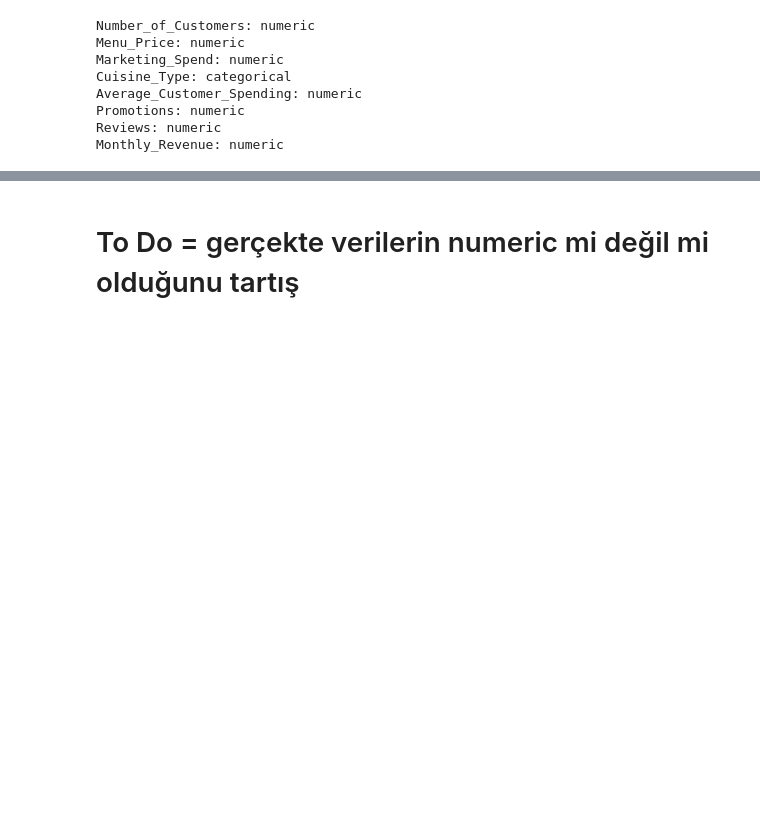
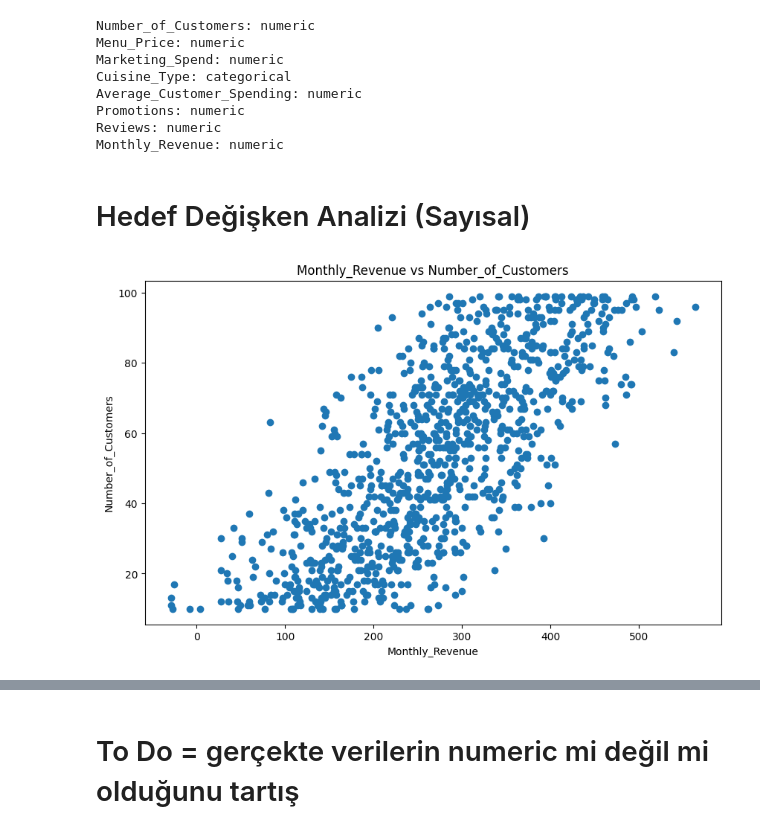
Before and after one commit to ecetkr/patika-ekip7, a Jupyter notebook: deneme.ipynb, the cells around one changed output, grey strips where cells are left out. Cells and saved outputs as stored; diff of their text form; code cells hidden in the pictures; blank space fills up the shorter version.

Commit message:
add target sum

```diff
--- a/deneme.ipynb
+++ b/deneme.ipynb
@@ -13,7 +14,7 @@ import numpy as np
 # %% [markdown]
 ### VERİYİ TANIMA
 # %%
-data= pd.read_csv(r'C:\Users\beyza\Downloads\Restaurant_revenue.csv')
+data= pd.read_csv(r'Restaurant_revenue.csv')
 data.head()
 # %% [output]
 |  | Number_of_Customers | Menu_Price | Marketing_Spend | Cuisine_Type | Average_Customer_Spending | Promotions | ... |
@@ -301,3 +302,18 @@ Average_Customer_Spending: numeric
 Promotions: numeric
 Reviews: numeric
 Monthly_Revenue: numeric
+# %% [markdown]
+# Hedef Değişken Analizi (Sayısal)
+# %%
+def target_sum_with_num_hist_plot(df, target, numerical_col):
+    plt.figure(figsize=(10,6))
+    plt.scatter(df[target],df[numerical_col])
+    plt.title(f'{target} vs {numerical_col}')
+    plt.xlabel(f'{target}')
+    plt.ylabel(f'{numerical_col}')
+    plt.show()
+# %%
+target='Monthly_Revenue'
+target_sum_with_num_hist_plot(data, target, 'Number_of_Customers')
+# %% [output]
+[figure, added]
```
Also changed, not shown: parts of 12 cells of this notebook, 1 other file.
